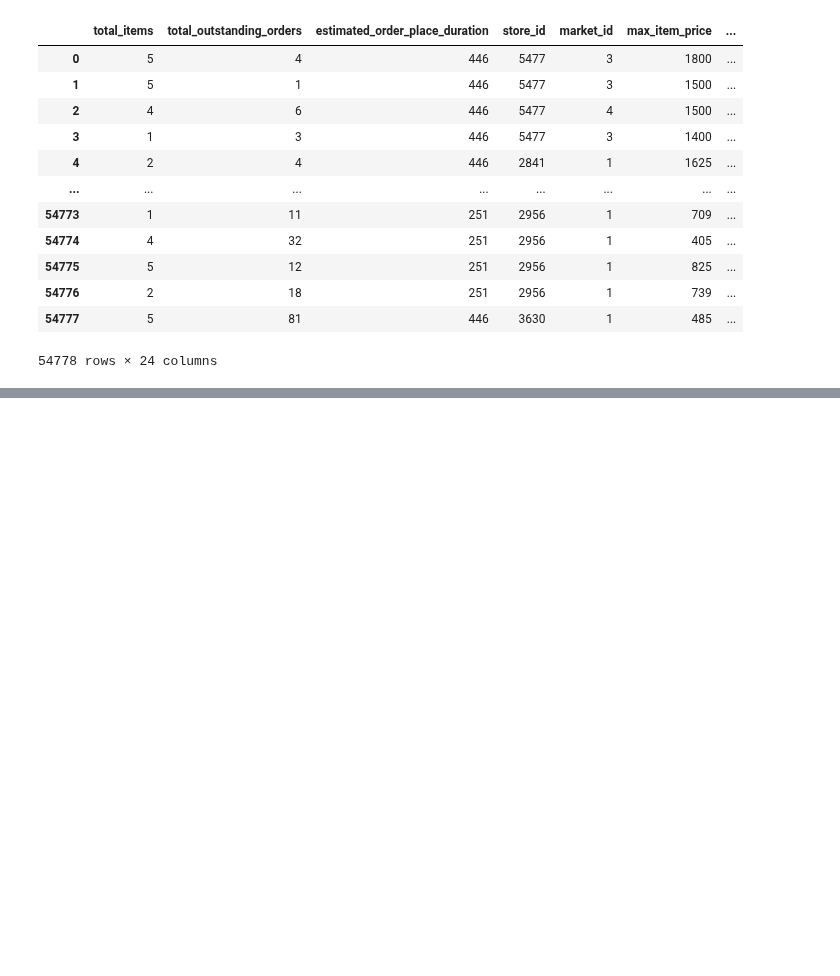
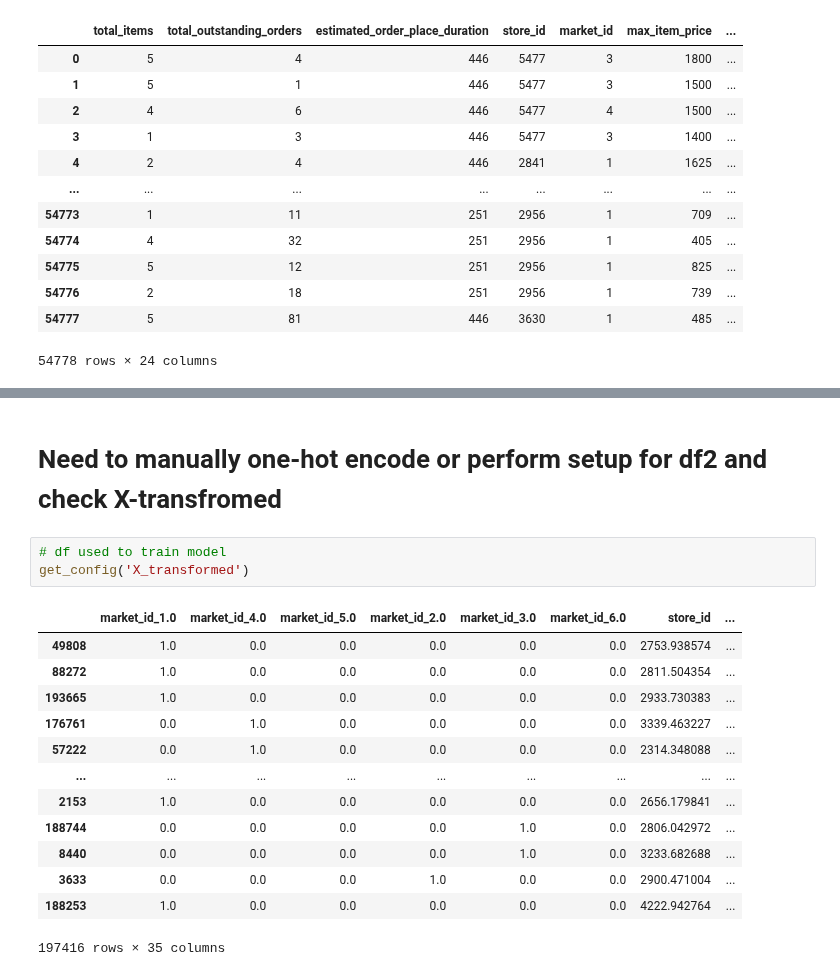
Before and after one commit to mindyng/2023-Business-Projects, a Jupyter notebook: doordash-delivery-time-prediction.ipynb, the cells around one changed output, grey strips where cells are left out. Drawn from its saved outputs; the diff is of its cells as text; blank space fills up the shorter version.

```diff
--- a/doordash-delivery-time-prediction.ipynb
+++ b/doordash-delivery-time-prediction.ipynb
@@ -1549,0 +1513,19 @@ could not convert string to float: 'NA'
+# %% [markdown]
+# Need to manually one-hot encode or perform setup for df2 and check X-transfromed
+# %%
+# df used to train model
+get_config('X_transformed')
+# %% [output]
+|  | market_id_1.0 | market_id_4.0 | market_id_5.0 | market_id_2.0 | market_id_3.0 | market_id_6.0 | store_id | ... |
+| 49808 | 1.0 | 0.0 | 0.0 | 0.0 | 0.0 | 0.0 | 2753.938574 | ... |
+| 88272 | 1.0 | 0.0 | 0.0 | 0.0 | 0.0 | 0.0 | 2811.504354 | ... |
+| 193665 | 1.0 | 0.0 | 0.0 | 0.0 | 0.0 | 0.0 | 2933.730383 | ... |
+| 176761 | 0.0 | 1.0 | 0.0 | 0.0 | 0.0 | 0.0 | 3339.463227 | ... |
+| 57222 | 0.0 | 1.0 | 0.0 | 0.0 | 0.0 | 0.0 | 2314.348088 | ... |
+| ... | ... | ... | ... | ... | ... | ... | ... | ... |
+| 2153 | 1.0 | 0.0 | 0.0 | 0.0 | 0.0 | 0.0 | 2656.179841 | ... |
+| 188744 | 0.0 | 0.0 | 0.0 | 0.0 | 1.0 | 0.0 | 2806.042972 | ... |
+| 8440 | 0.0 | 0.0 | 0.0 | 0.0 | 1.0 | 0.0 | 3233.682688 | ... |
+| 3633 | 0.0 | 0.0 | 0.0 | 1.0 | 0.0 | 0.0 | 2900.471004 | ... |
+| 188253 | 1.0 | 0.0 | 0.0 | 0.0 | 0.0 | 0.0 | 4222.942764 | ... |
+197416 rows × 35 columns
```
Also changed, not shown: parts of 48 cells of this notebook.
